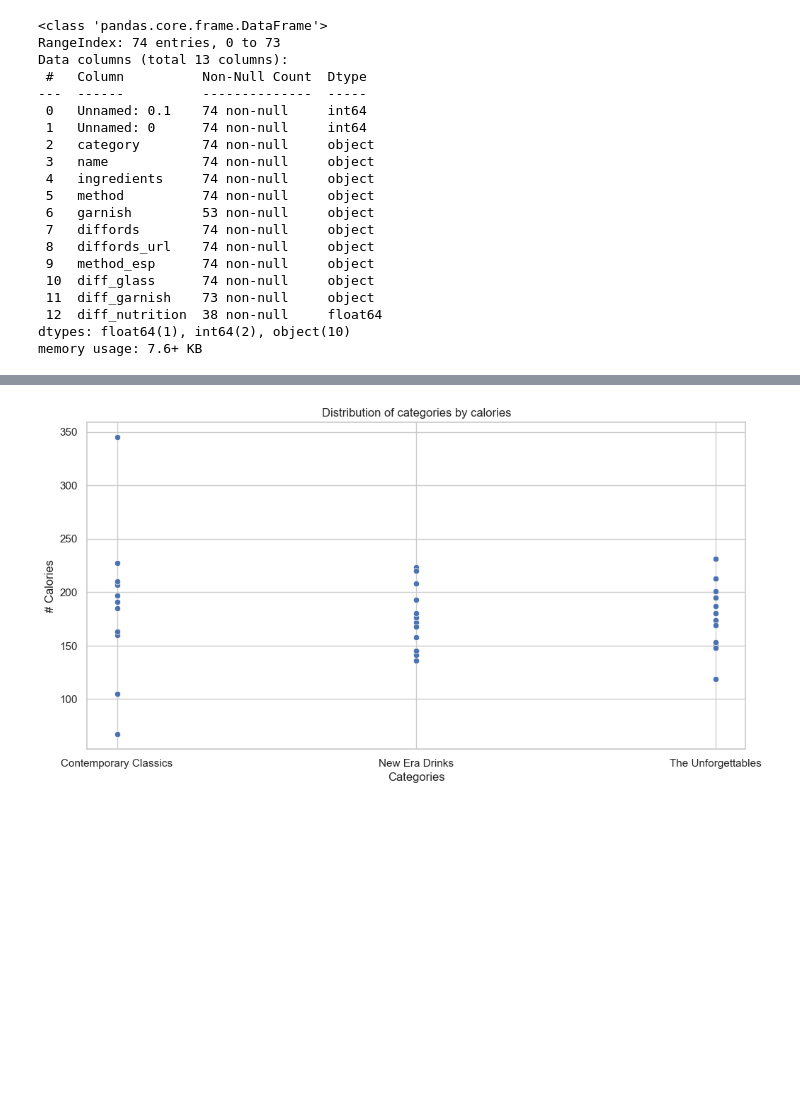
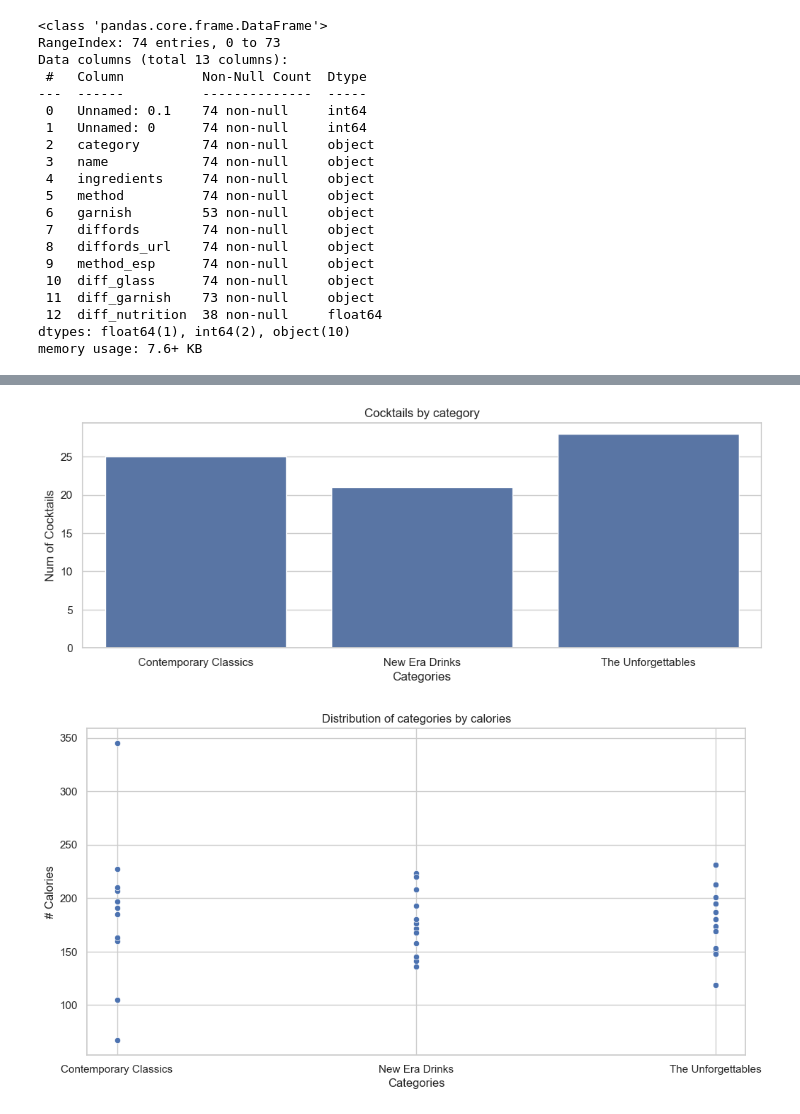
Before and after one commit to perikoloso/project-II-pipelines, a Jupyter notebook: main.ipynb, the cells around one changed output, grey strips where cells are left out. Drawn from its saved outputs; the diff is of its cells as text; code cells hidden in the pictures; blank space fills up the shorter version.

Commit message:
[PERE Second commit but project not complete

```diff
--- a/main.ipynb
+++ b/main.ipynb
@@ -156,3 +150,14 @@ visual.chart_types(df_final)
+# %%
+    plt.show()
+    plt.figure(figsize=(12,4))
+    sns.countplot(x="category",data=df_final)
+    plt.xlabel("Categories")
+    plt.title("Cocktails by category")
+    plt.ylabel('Num of Cocktails')
+    plt.savefig('../project-II-pipelines/images/chart1.png', dpi=100)
+    plt.show()
+# %% [output]
+[figure, added]
 # %%
 sns.scatterplot(x="category", y="diff_nutrition",data=df_final);
 plt.xlabel("Categories")
```
Also changed, not shown: parts of 6 cells of this notebook, 7 other files.
